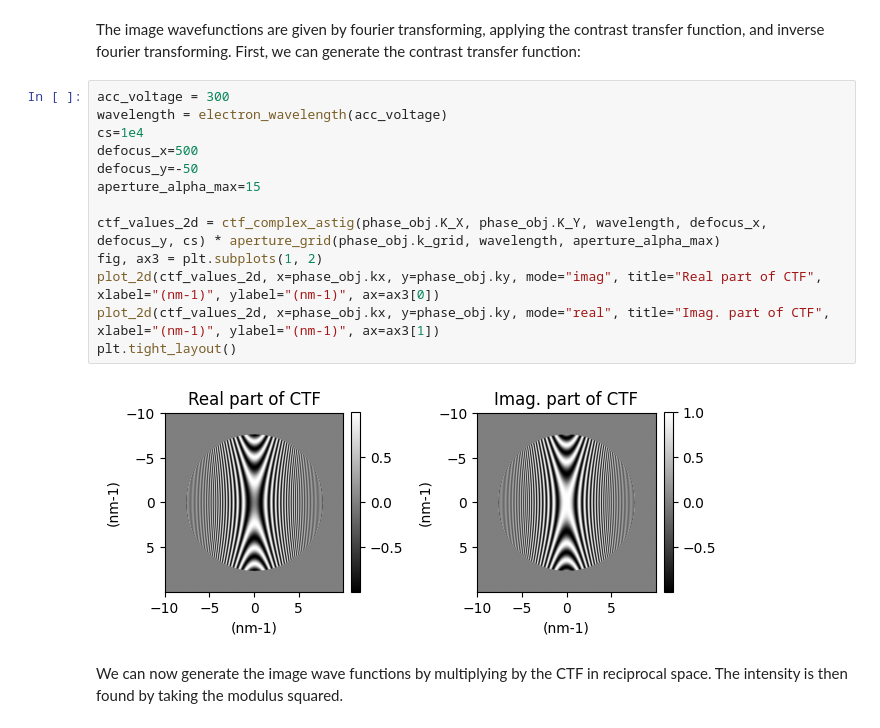
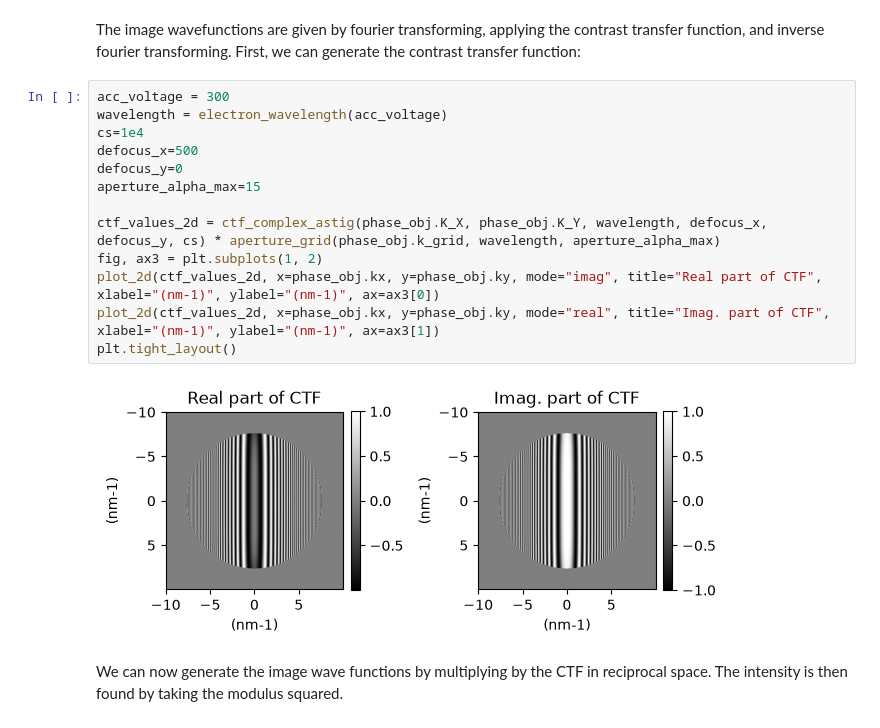
Before and after one commit to desdb6/Event_Based_Focal_Series_Reconstruction, a Jupyter notebook: notebooks/image_simulation_astigmatism.ipynb, the cells around one changed output. Drawn from its saved outputs; the diff is of its cells as text.

```diff
--- a/notebooks/image_simulation_astigmatism.ipynb
+++ b/notebooks/image_simulation_astigmatism.ipynb
@@ -32,18 +32,18 @@ The image wavefunctions are given by fourier transforming, applying the contrast
 # %%
 acc_voltage = 300
 wavelength = electron_wavelength(acc_voltage)
 cs=1e4
 defocus_x=500
-defocus_y=-50
+defocus_y=0
 aperture_alpha_max=15
 
 ctf_values_2d = ctf_complex_astig(phase_obj.K_X, phase_obj.K_Y, wavelength, defocus_x, defocus_y, cs) * aperture_grid(phase_obj.k_grid, wavelength, aperture_alpha_max)
 fig, ax3 = plt.subplots(1, 2)
 plot_2d(ctf_values_2d, x=phase_obj.kx, y=phase_obj.ky, mode="imag", title="Real part of CTF", xlabel="(nm-1)", ylabel="(nm-1)", ax=ax3[0])
 plot_2d(ctf_values_2d, x=phase_obj.kx, y=phase_obj.ky, mode="real", title="Imag. part of CTF", xlabel="(nm-1)", ylabel="(nm-1)", ax=ax3[1])
 plt.tight_layout()
 # %% [output]
-[figure, old version]
+[figure, new version]
 # %% [markdown]
 We can now generate the image wave functions by multiplying by the CTF in reciprocal space. The intensity is then found by taking the modulus squared.
 # %%
```
Also changed, not shown: parts of 2 cells of this notebook, 5 other files.
